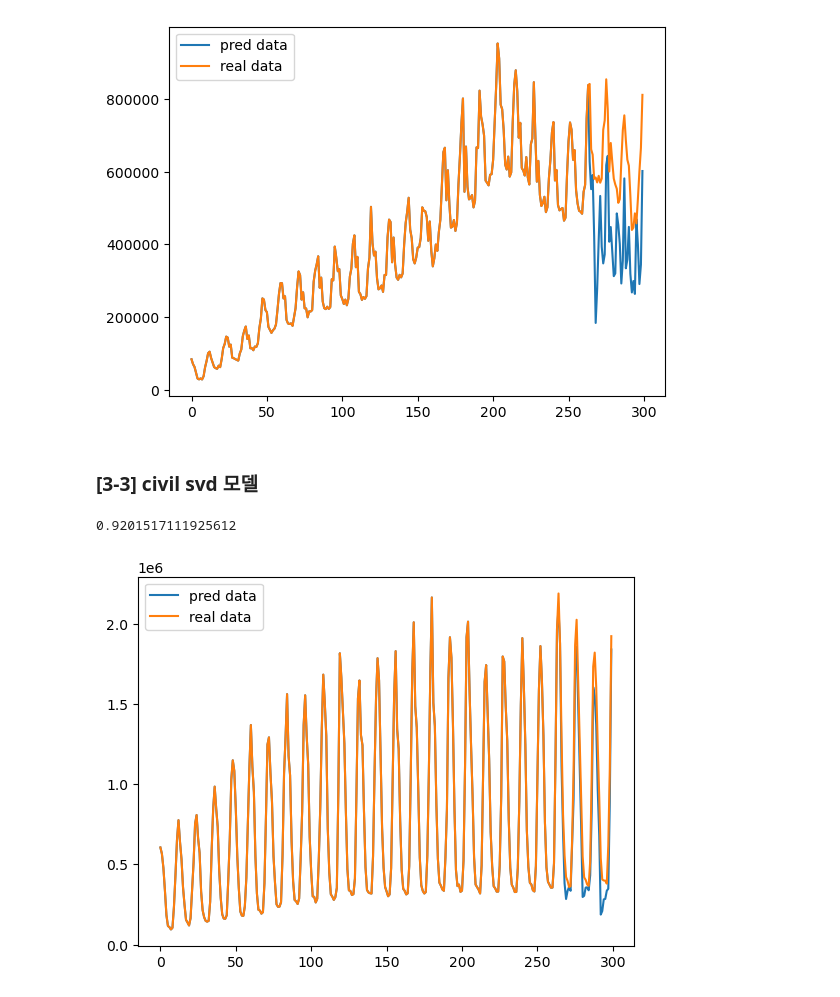
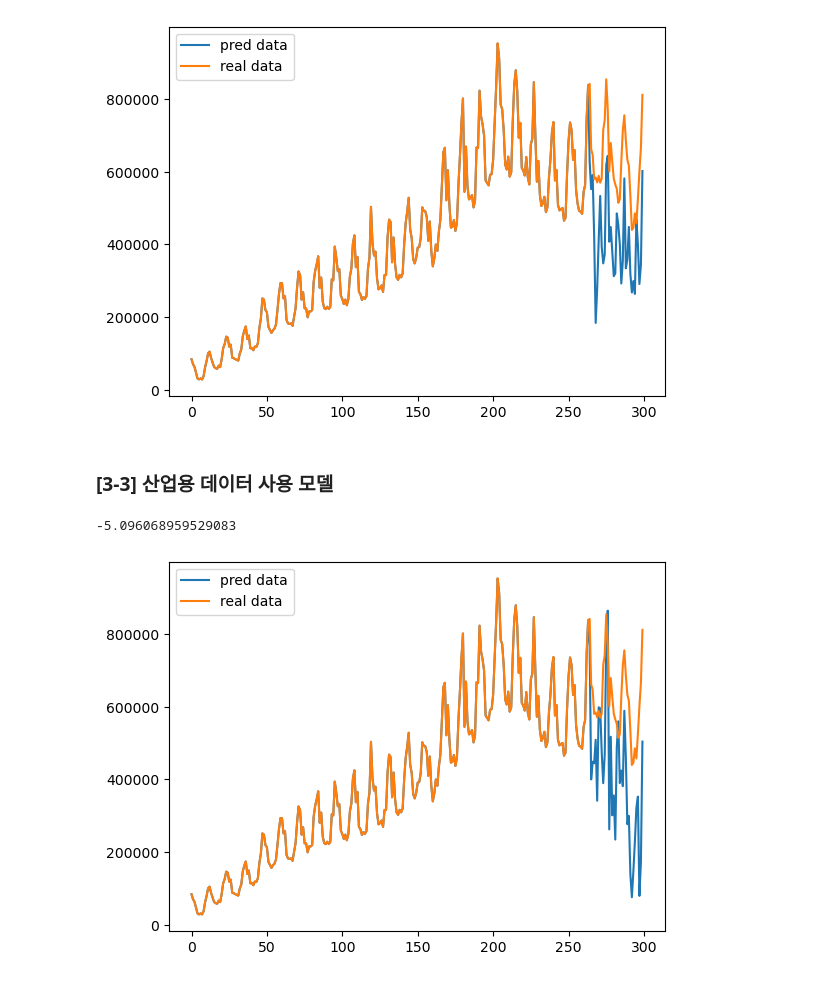
Before and after one commit to knu-tomato/bigstar-kogas, a Jupyter notebook: Model-Test/Model-Test-inuk/Model-xgb-inuk.ipynb, the cells around one changed output. Saved outputs shown, nothing was run; the diff lists cells and outputs as text; code cells hidden in the pictures.

Commit message:
add data

```diff
--- a/Model-Test/Model-Test-inuk/Model-xgb-inuk.ipynb
+++ b/Model-Test/Model-Test-inuk/Model-xgb-inuk.ipynb
@@ -79,0 +74,9 @@ print(X_train_ind.shape, y_train_ind.shape)
+# %%
+# 산업용 데이터 따로 생성
+# 컬럼 확인 및 컬럼 리스트 생성
+print(X_train.columns)
+ind_cols = ["TCL_HT", "ELEC_ARGRI_FISHING", "ELEC_MINING", "ELEC_MANUFACT", "POWER_GAS", "POWER_MOO", "POWER_LNG"]
+
+# 컬럼 리스트로 train, test 데이터 생성
+X_train_ind = X_train.loc[:, ind_cols]
+X_test_ind = X_test.loc[:, ind_cols]
@@ -87,5 +99,9 @@ ss = StandardScaler()
 X_train_scaled = ss.fit_transform(X_train)
 X_test_scaled = ss.fit_transform(X_test)
+# %%
+# ind 데이터 정규화
+X_train_ind_scaled = ss.fit_transform(X_train_ind)
+X_test_ind_scaled = ss.fit_transform(X_test_ind)
 # %% [markdown]
 ### [2-3] 차원 축소
 # %%
@@ -151,24 +167,23 @@ plt.show()
 # %% [output]
 [figure]
 # %% [markdown]
-### [3-3] civil svd 모델
+### [3-3] 산업용 데이터 사용 모델
 # %%
-model_civil_svd = make_xgb_model(X_train_svd, y_train_civil, X_test_svd, y_test_civil)
+model_ind_2 = make_xgb_model(X_train_ind_scaled, y_train_ind, X_test_ind_scaled, y_test_ind)
 # %% [output]
-0.9201517111925612
+-5.096068959529083
 # %%
 # 예측 데이터
-pred_civil = list(model_civil_svd.predict(X_test_svd))
-pred_civil_full = list(y_train_civil) + pred_civil
+pred_ind = list(model_ind_2.predict(X_test_ind_scaled))
+pred_ind_full = list(y_train_ind) + pred_ind
 
 # 실제 데이터
-civil = list(y_test_civil)
-civil_full = list(y_train_civil) + civil
+ind_full = list(y_train_ind) + list(y_test_ind)
 # %%
 # 그림 그려서 확인하기
-plt.plot(pred_civil_full, label="pred data")
-plt.plot(civil_full, label="real data")
+plt.plot(pred_ind_full, label="pred data")
+plt.plot(ind_full, label="real data")
 plt.legend()
 plt.show()
 # %% [output]
-[figure, old version]
+[figure, new version]
```
Also changed, not shown: parts of 4 cells of this notebook, 25 other files.
